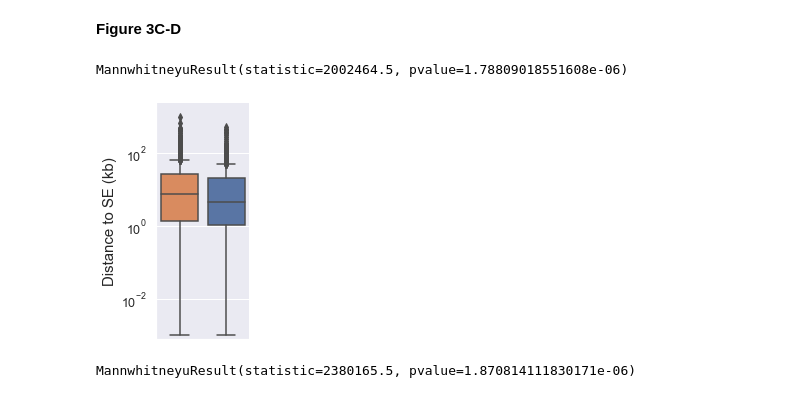
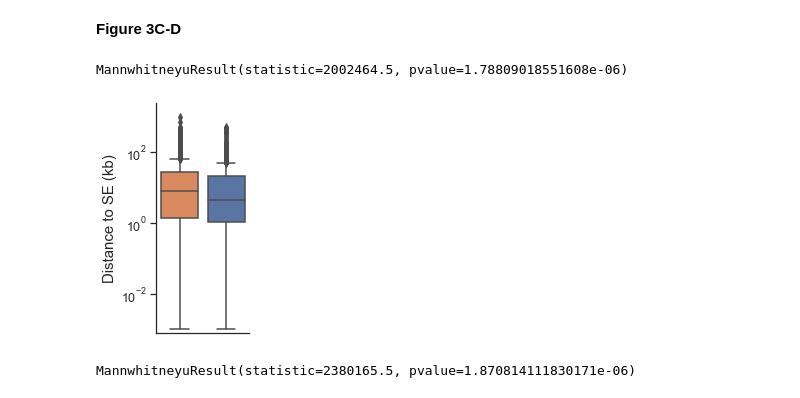
Before and after one commit to meyer-lab-cshl/transcriptomic-diversity-human-mTECs, a Jupyter notebook: Figures/Figure3.ipynb, the cells around one changed output. Drawn from its saved outputs; the diff is of its cells as text; code cells hidden in the pictures.

```diff
--- a/Figures/Figure3.ipynb
+++ b/Figures/Figure3.ipynb
@@ -196,23 +196,25 @@ df_TE['Type']=['TE']*df_TE.shape[0]
 df_SE['Type']=['SE']*df_SE.shape[0]
 df=df_SE.append(df_TE)
 # %%
+sns.set_style("white")
+sns.set_style("ticks")
 plt.figure(figsize=(2.75,4))
 sns.boxplot(x='Class',y='Abs_distance',data=df[df.Type=='SE'],order=['Low','High'],palette=[sns.color_palette('muted')[1],sns.color_palette()[0]])
 sns.despine()
 print(stats.mannwhitneyu(df[(df.Type=='SE') & (df.Class=='High')].Abs_distance,df[(df.Type=='SE') & (df.Class=='Low')].Abs_distance))
 plt.xlabel('')
 plt.xticks([])
 plt.ylim([.0008,2500])
 plt.yscale('log')
 plt.yticks(fontsize=12.5)
 plt.ylabel('Distance to SE (kb)',fontsize=15)
 plt.tight_layout()
 plt.savefig('Panels/Figure3C.pdf',transparent=True,dpi=500)
 plt.show()
 plt.close()
 # %% [output]
 MannwhitneyuResult(statistic=2002464.5, pvalue=1.78809018551608e-06)
-[figure, old version]
+[figure, new version]
 # %%
 sns.set_style("white")
 sns.set_style("ticks")
```
Also changed, not shown: parts of 6 cells of this notebook, 28 other files.
